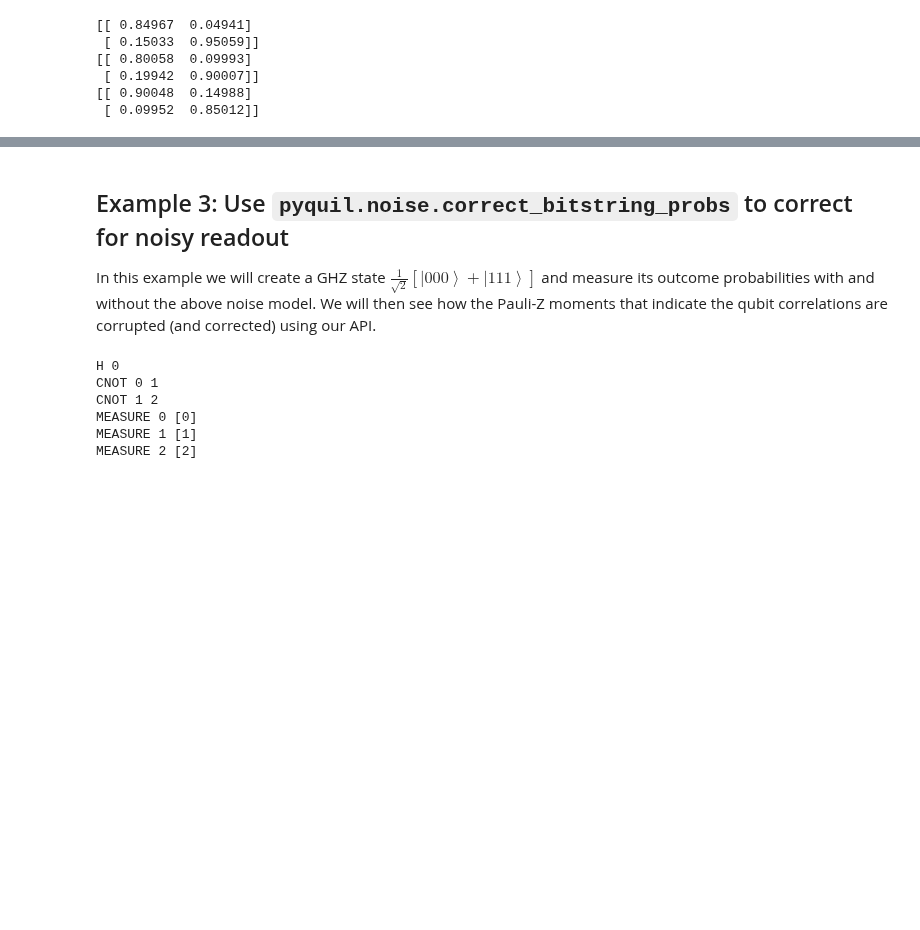
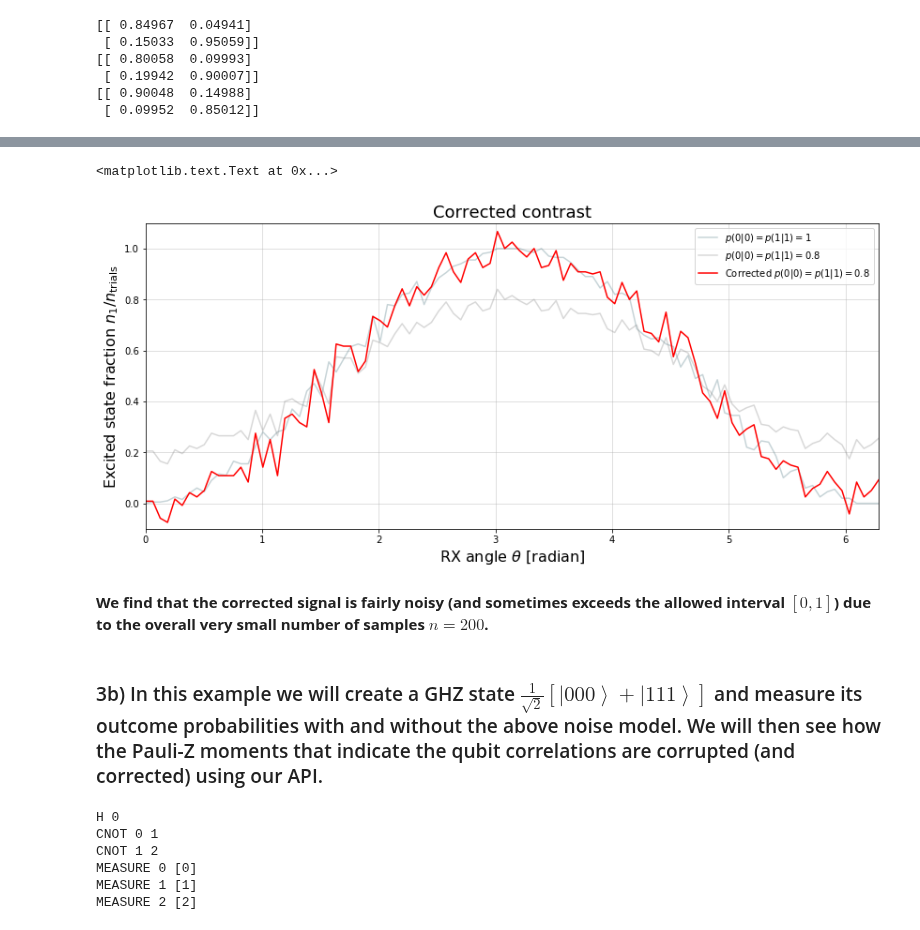
Before and after one commit to rigetti/pyquil, a Jupyter notebook: examples/ReadoutNoise.ipynb, the cells around one changed output, grey strips where cells are left out. Drawn from its saved outputs; the diff is of its cells as text; code cells hidden in the pictures; blank space fills up the shorter version.

Commit message:
Improved ReadoutNoise example and docs

```diff
--- a/examples/ReadoutNoise.ipynb
+++ b/examples/ReadoutNoise.ipynb
@@ -134,7 +135,7 @@ thetas = np.linspace(0, 2*np.pi, num_theta)
 
 p00s = [1., 0.95, 0.9, 0.8]
 
-results = np.zeros((num_theta, len(p00s)))
+results_rabi = np.zeros((num_theta, len(p00s)))
 
 for jj, theta in enumerate(thetas):
     for kk, p00 in enumerate(p00s):
@@ -144,5 +145,5 @@ for jj, theta in enumerate(thetas):
         p.define_noisy_readout(0, p00=p00, p11=p00)
         p.measure(0, 0)
         res = cxn.run(p, [0], trials=trials)
-        results[jj, kk] = np.sum(res)
+        results_rabi[jj, kk] = np.sum(res)
 # %% [output]
@@ -151,7 +152,7 @@ Wall time: 4.35 s
 # %%
 plt.figure(figsize=(14, 6))
 for jj, (p00, c) in enumerate(zip(p00s, [DARK_TEAL, FUSCHIA, "k", "gray"])):
-    plt.plot(thetas, results[:, jj]/trials, c=c, label=r"$p(0|0)=p(1|1)={:g}$".format(p00))
+    plt.plot(thetas, results_rabi[:, jj]/trials, c=c, label=r"$p(0|0)=p(1|1)={:g}$".format(p00))
 plt.legend(loc="best")
 plt.xlim(*thetas[[0,-1]])
 plt.ylim(-.1, 1.1)
@@ -211,6 +199,27 @@ print(ap0, ap1, ap2, sep="\n")
+# %%
+ap_last = np.array([[p00s[-1], 1 - p00s[-1]],
+                    [1 - p00s[-1], p00s[-1]]])
+corrected_last_result = [correct_bitstring_probs([1-p, p], [ap_last])[1] for p in results_rabi[:, -1] / trials]
+# %%
+plt.figure(figsize=(14, 6))
+for jj, (p00, c) in enumerate(zip(p00s, [DARK_TEAL, FUSCHIA, "k", "gray"])):
+    if jj not in [0, 3]:
+        continue
+    plt.plot(thetas, results_rabi[:, jj]/trials, c=c, label=r"$p(0|0)=p(1|1)={:g}$".format(p00), alpha=.3)
+plt.plot(thetas, corrected_last_result, c="red", label=r"Corrected $p(0|0)=p(1|1)={:g}$".format(p00s[-1]))
+plt.legend(loc="best")
+plt.xlim(*thetas[[0,-1]])
+plt.ylim(-.1, 1.1)
+plt.grid(alpha=.5)
+plt.xlabel(r"RX angle $\theta$ [radian]", size=16)
+plt.ylabel(r"Excited state fraction $n_1/n_{\rm trials}$", size=16)
+plt.title("Corrected contrast", size=18)
+# %% [output]
+<matplotlib.text.Text at 0x...>
+[figure, added]
+# %% [markdown]
+**We find that the corrected signal is fairly noisy (and sometimes exceeds the allowed interval $[0,1]$) due to the overall very small number of samples $n=200$.**
 # %% [markdown]
-## Example 3: Use `pyquil.noise.correct_bitstring_probs` to correct for noisy readout
-
-In this example we will create a GHZ state $\frac{1}{\sqrt{2}}\left[\left|000\right\rangle + \left|111\right\rangle \right]$ and measure its outcome probabilities with and without the above noise model. We will then see how the Pauli-Z moments that indicate the qubit correlations are corrupted (and corrected) using our API.
+### 3b) In this example we will create a GHZ state $\frac{1}{\sqrt{2}}\left[\left|000\right\rangle + \left|111\right\rangle \right]$ and measure its outcome probabilities with and without the above noise model. We will then see how the Pauli-Z moments that indicate the qubit correlations are corrupted (and corrected) using our API.
 # %%
 ghz_prog = Program(H(0), CNOT(0, 1), CNOT(1, 2),
```
Also changed, not shown: parts of 15 cells of this notebook, 3 other files.
